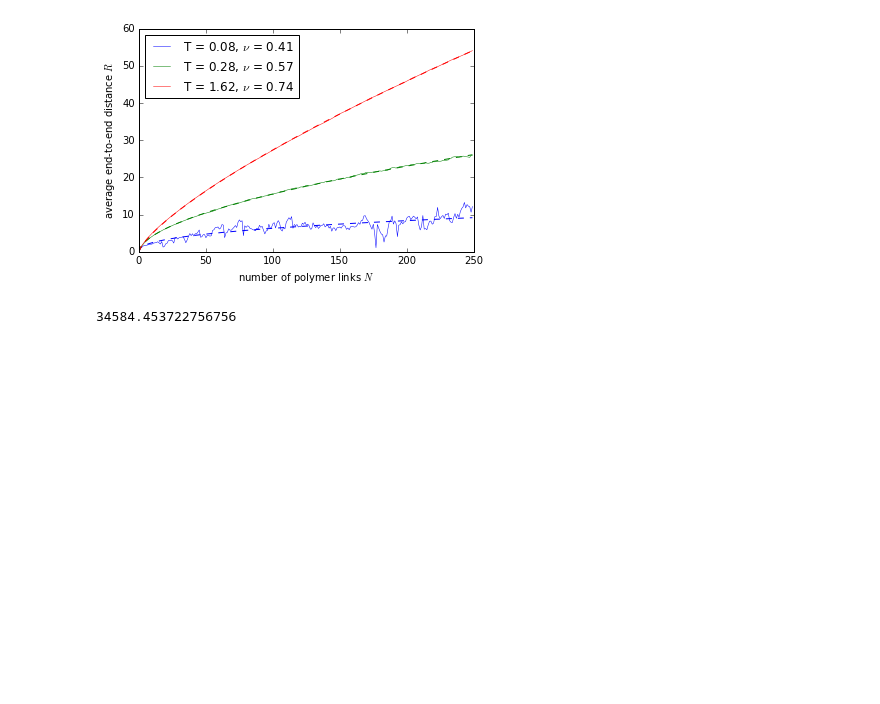
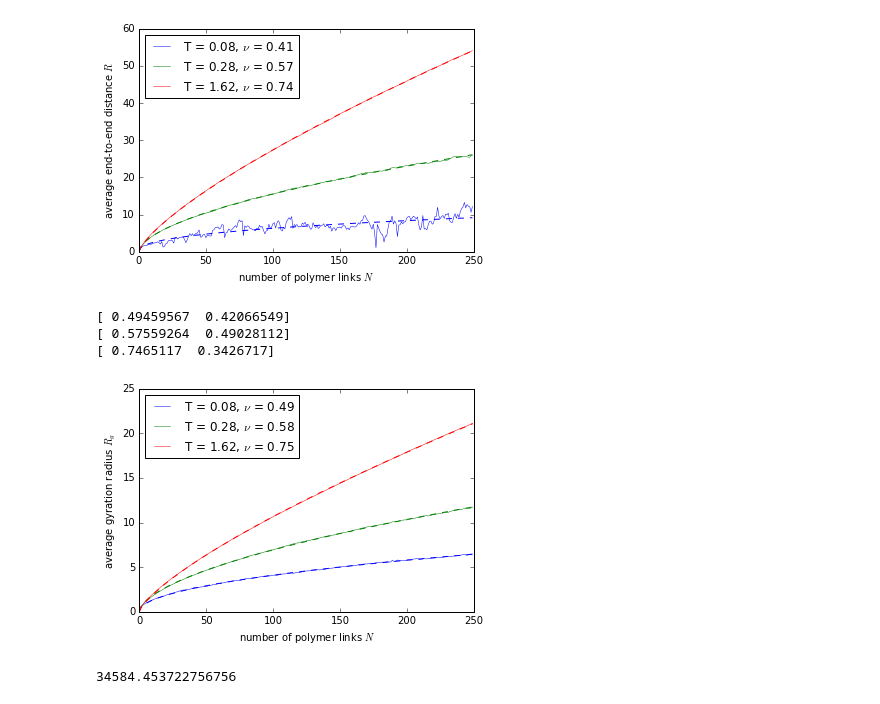
Before and after one commit to JesseSlim/comp-phys-2016-mc, a Jupyter notebook: results/analysis/HiResTAnalysis.ipynb, the cells around one changed output. Drawn from its saved outputs; the diff is of its cells as text; code cells hidden in the pictures; blank space fills up the shorter version.

```diff
--- a/results/analysis/HiResTAnalysis.ipynb
+++ b/results/analysis/HiResTAnalysis.ipynb
@@ -201,6 +208,36 @@ plt.savefig("length-vs-beads-3-temps.png", dpi=300)
 [ 0.56722197  1.14079755]
 [ 0.74445066  0.88880383]
 [figure]
+# %%
+fitfunc = lambda x, a, b: b*x**a
+
+pGLo, _ = scipy.optimize.curve_fit(fitfunc, bd, loSumData["r_gyration"])
+pGMd, _ = scipy.optimize.curve_fit(fitfunc, bd, mdSumData["r_gyration"])
+pGHi, _ = scipy.optimize.curve_fit(fitfunc, bd, hiSumData["r_gyration"])
+
+print(pGLo)
+print(pGMd)
+print(pGHi)
+
+plt.plot(bd, loSumData["r_gyration"], label=r"T = %.2f, $\nu$ = %.2f" % (Ts[loT], pGLo[0]), color="b", linewidth=0.5)
+plt.plot(bd, fitfunc(bd, *pGLo), color="b", linestyle="dashed")
+
+plt.plot(bd, mdSumData["r_gyration"], label=r"T = %.2f, $\nu$ = %.2f" % (Ts[mdT], pGMd[0]), color="g", linewidth=0.5)
+plt.plot(bd, fitfunc(bd, *pGMd), color="g", linestyle="dashed")
+
+plt.plot(bd, hiSumData["r_gyration"], label=r"T = %.2f, $\nu$ = %.2f" % (Ts[hiT], pGHi[0]), color="r", linewidth=0.5)
+plt.plot(bd, fitfunc(bd, *pGHi), color="r", linestyle="dashed")
+
+plt.legend(loc=2)
+plt.xlabel(r"number of polymer links $N$")
+plt.ylabel(r"average gyration radius $R_g$")
+
+plt.savefig("gyration-vs-beads-3-temps.png", dpi=300)
+# %% [output]
+[ 0.49459567  0.42066549]
+[ 0.57559264  0.49028112]
+[ 0.7465117  0.3426717]
+[figure, added]
 # %%
 recalc_e2e = np.linalg.norm(hiData["r"][:,-1,:], axis = 1)
 r_e2e = hiData["r_e2e"][:,-1]
```
Also changed, not shown: parts of 1 cell of this notebook, 5 other files.
